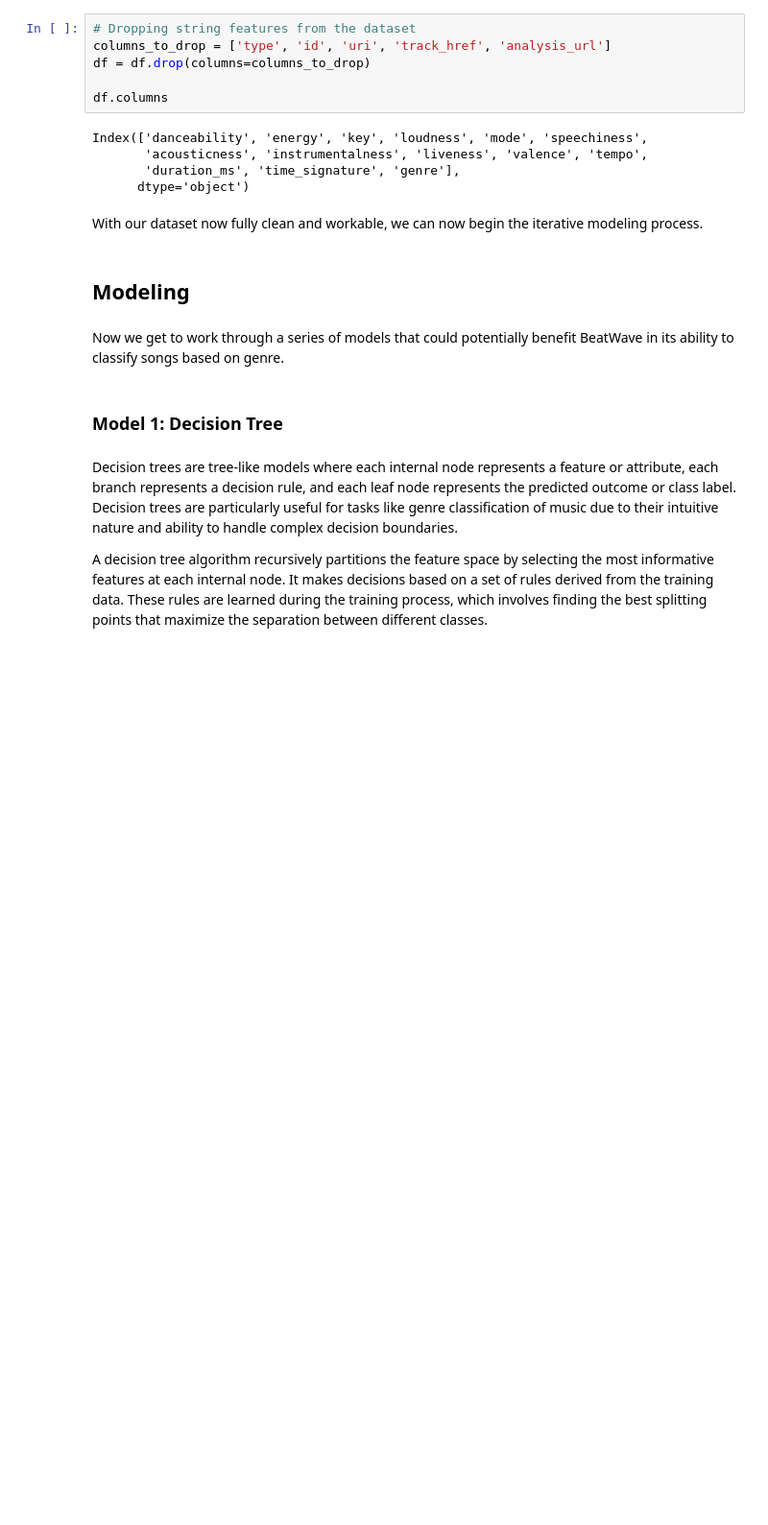
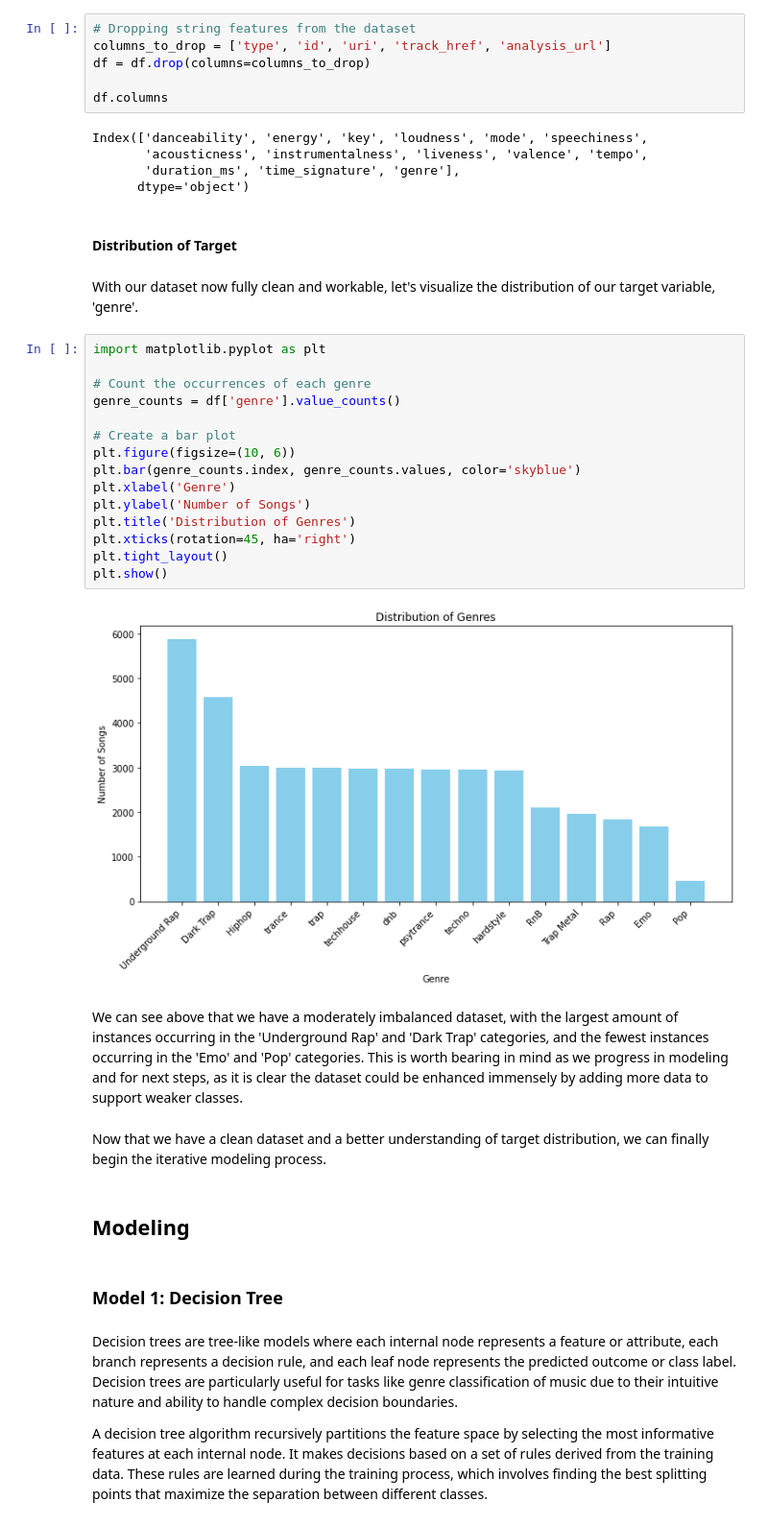
Before and after one commit to madelinebirch/PROJECT_BeatWave_Data_Classification, a Jupyter notebook: notebook.ipynb, the cells around one changed output. Shown at 96% size. Cells and saved outputs as stored; diff of their text form; blank space fills up the shorter version.

```diff
--- a/notebook.ipynb
+++ b/notebook.ipynb
@@ -174,12 +176,33 @@ Index(['danceability', 'energy', 'key', 'loudness', 'mode', 'speechiness',
        'acousticness', 'instrumentalness', 'liveness', 'valence', 'tempo',
        'duration_ms', 'time_signature', 'genre'],
       dtype='object')
+# %% [markdown]
+#### Distribution of Target
 # %% [markdown]
-With our dataset now fully clean and workable, we can now begin the iterative modeling process.
+With our dataset now fully clean and workable, let's visualize the distribution of our target variable, 'genre'.
+# %%
+import matplotlib.pyplot as plt
+
+# Count the occurrences of each genre
+genre_counts = df['genre'].value_counts()
+
+# Create a bar plot
+plt.figure(figsize=(10, 6))
+plt.bar(genre_counts.index, genre_counts.values, color='skyblue')
+plt.xlabel('Genre')
+plt.ylabel('Number of Songs')
+plt.title('Distribution of Genres')
+plt.xticks(rotation=45, ha='right')
+plt.tight_layout()
+plt.show()
+# %% [output]
+[figure, added]
+# %% [markdown]
+We can see above that we have a moderately imbalanced dataset, with the largest amount of instances occurring in the 'Underground Rap' and 'Dark Trap' categories, and the fewest instances occurring in the 'Emo' and 'Pop' categories. This is worth bearing in mind as we progress in modeling and for next steps, as it is clear the dataset could be enhanced immensely by adding more data to support weaker classes.
+# %% [markdown]
+Now that we have a clean dataset and a better understanding of target distribution, we can finally begin the iterative modeling process.
 # %% [markdown]
 ## Modeling
-# %% [markdown]
-Now we get to work through a series of models that could potentially benefit BeatWave in its ability to classify songs based on genre.
 # %% [markdown]
 ### Model 1: Decision Tree
 # %% [markdown]
```
Also changed, not shown: parts of 4 cells of this notebook, 2 other files.
